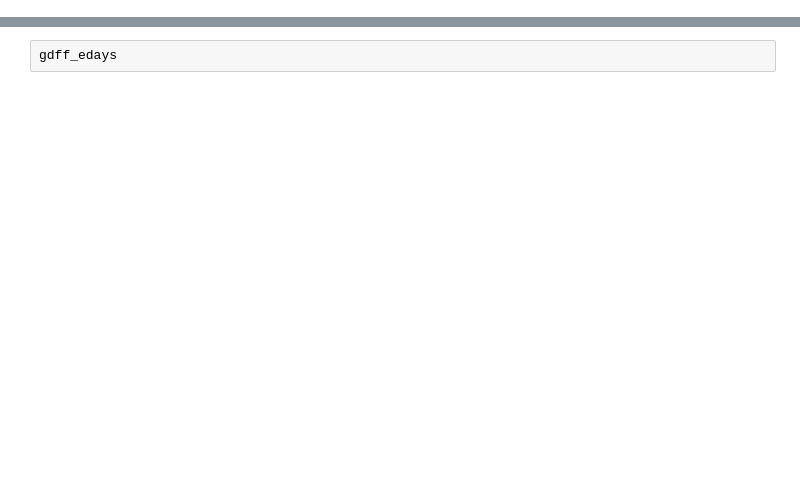
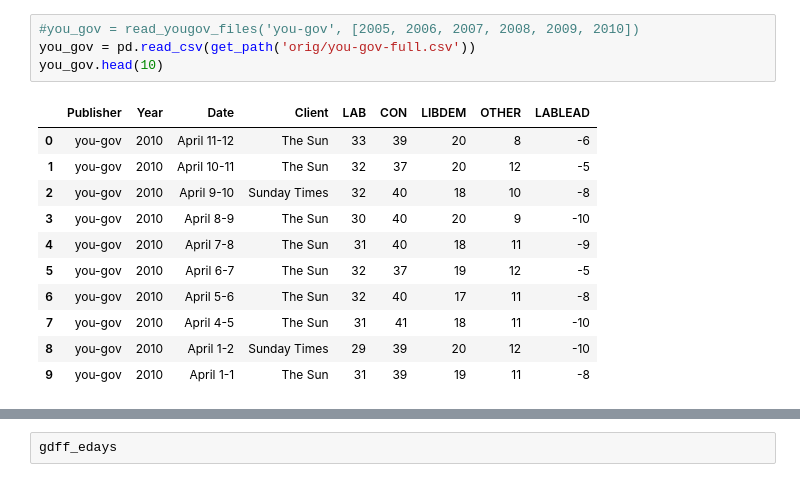
Before and after one commit to TeemuKoivisto/intro-to-data-visualization-project, a Jupyter notebook: notebooks/sandbox.ipynb, the cells around one changed output, grey strips where cells are left out. Drawn from its saved outputs; the diff is of its cells as text; blank space fills up the shorter version.

```diff
--- a/notebooks/sandbox.ipynb
+++ b/notebooks/sandbox.ipynb
@@ -25 +48,17 @@ def read_files(publisher, polls):
     return res
+# %%
+#you_gov = read_yougov_files('you-gov', [2005, 2006, 2007, 2008, 2009, 2010])
+you_gov = pd.read_csv(get_path('orig/you-gov-full.csv'))
+you_gov.head(10)
+# %% [output]
+|  | Publisher | Year | Date | Client | LAB | CON | LIBDEM | OTHER | LABLEAD |
+| 0 | you-gov | 2010 | April 11-12 | The Sun | 33 | 39 | 20 | 8 | -6 |
+| 1 | you-gov | 2010 | April 10-11 | The Sun | 32 | 37 | 20 | 12 | -5 |
+| 2 | you-gov | 2010 | April 9-10 | Sunday Times | 32 | 40 | 18 | 10 | -8 |
+| 3 | you-gov | 2010 | April 8-9 | The Sun | 30 | 40 | 20 | 9 | -10 |
+| 4 | you-gov | 2010 | April 7-8 | The Sun | 31 | 40 | 18 | 11 | -9 |
+| 5 | you-gov | 2010 | April 6-7 | The Sun | 32 | 37 | 19 | 12 | -5 |
+| 6 | you-gov | 2010 | April 5-6 | The Sun | 32 | 40 | 17 | 11 | -8 |
+| 7 | you-gov | 2010 | April 4-5 | The Sun | 31 | 41 | 18 | 11 | -10 |
+| 8 | you-gov | 2010 | April 1-2 | Sunday Times | 29 | 39 | 20 | 12 | -10 |
+| 9 | you-gov | 2010 | April 1-1 | The Sun | 31 | 39 | 19 | 11 | -8 |
```
Also changed, not shown: parts of 15 cells of this notebook, 12 other files.
